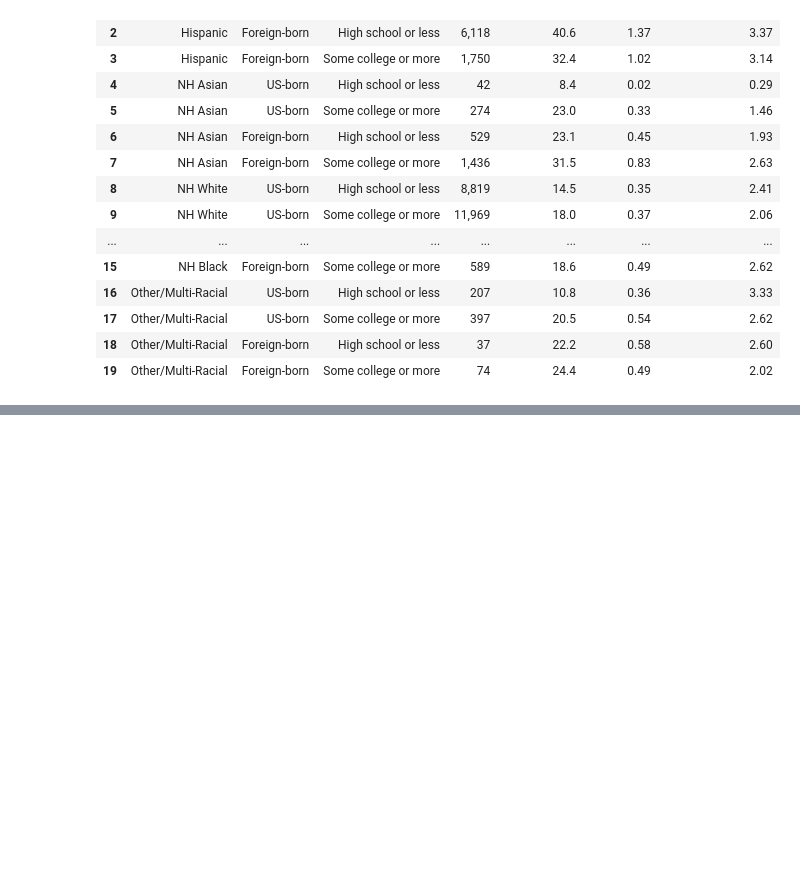
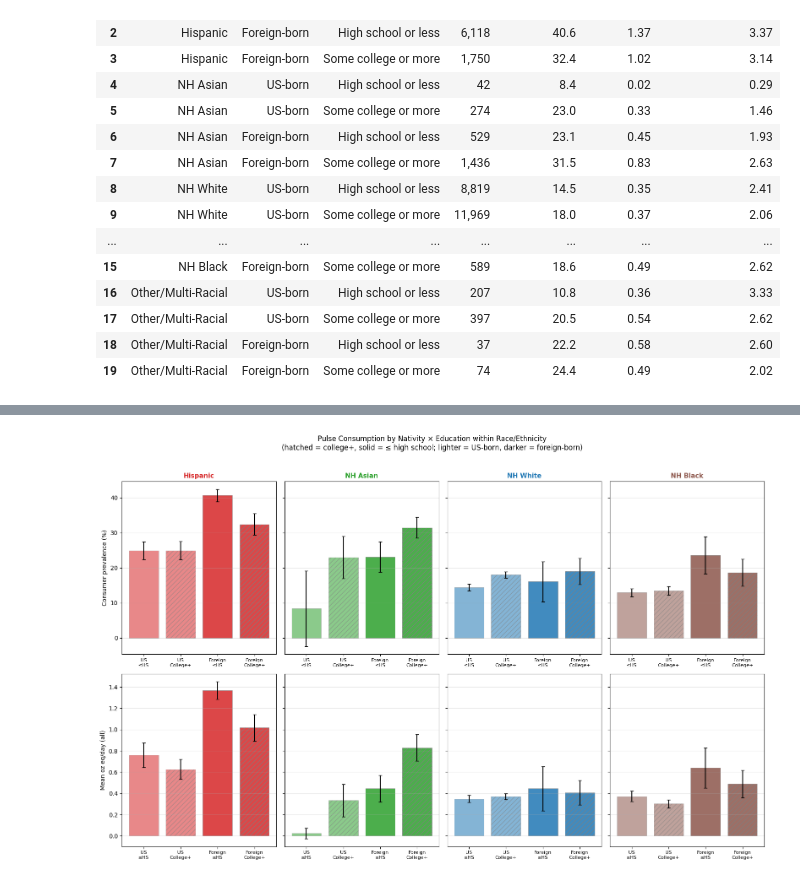
Before and after one commit to aflaxman/ai_assisted_us_health_data_analysis, a Jupyter notebook: nhanes_pulse_consumption/03_country_of_origin.ipynb, the cells around one changed output, grey strips where cells are left out. Drawn from its saved outputs; the diff is of its cells as text; code cells hidden in the pictures; blank space fills up the shorter version.

```diff
--- a/nhanes_pulse_consumption/03_country_of_origin.ipynb
+++ b/nhanes_pulse_consumption/03_country_of_origin.ipynb
@@ -365,0 +393,95 @@ Pulse consumption by education × nativity × race/ethnicity (weighted)
+# %%
+# Build data: nativity × education for each race
+EDU_LEVELS = ['High school or less', 'Some college or more']
+EDU_SHORT = {'High school or less': '≤HS', 'Some college or more': 'College+'}
+EDU_HATCH = {'High school or less': '', 'Some college or more': '///'}
+
+FACET_RACES = ['Hispanic', 'NH Asian', 'NH White', 'NH Black']
+
+facet_rows = []
+for race in FACET_RACES:
+    for nativity in NATIVITY_GROUPS:
+        for edu in EDU_LEVELS:
+            sub = dfw[(dfw['RACE_4'] == race) & (dfw['NATIVITY_2'] == nativity)
+                      & (dfw['EDUCATION'] == edu)]
+            if len(sub) < 30:
+                continue
+            s = group_stats(sub, 'IS_CONSUMER', 'PULSE_OZ_EQ', 'WT_POOLED')
+            oz_lo, oz_hi = weighted_ci(sub['PULSE_OZ_EQ'], sub['WT_POOLED'])
+            facet_rows.append({
+                'Race': race, 'Nativity': nativity, 'Education': edu,
+                'N': s['N'], 'prev': s['prev_pct'],
+                'prev_lo': s['prev_ci_lo'], 'prev_hi': s['prev_ci_hi'],
+                'oz': s['oz_all'], 'oz_lo': oz_lo, 'oz_hi': oz_hi,
+                'oz_cons': s['oz_consumers'],
+            })
+
+facet_df = pd.DataFrame(facet_rows)
+
+fig, axes = plt.subplots(2, len(FACET_RACES), figsize=(16, 10), sharey='row')
+
+for col_idx, race in enumerate(FACET_RACES):
+    rdf = facet_df[facet_df['Race'] == race]
+    color = RACE_COLORS[race]
+
+    # Group labels: Foreign-born ≤HS, Foreign-born College+, US-born ≤HS, US-born College+
+    bar_labels = []
+    bar_prev, bar_prev_lo, bar_prev_hi = [], [], []
+    bar_oz, bar_oz_lo, bar_oz_hi = [], [], []
+    bar_hatches, bar_alphas = [], []
+
+    for nat in NATIVITY_GROUPS:
+        for edu in EDU_LEVELS:
+            row = rdf[(rdf['Nativity'] == nat) & (rdf['Education'] == edu)]
+            short_nat = 'Foreign' if nat == 'Foreign-born' else 'US'
+            bar_labels.append(f'{short_nat}\n{EDU_SHORT[edu]}')
+            if len(row) == 1:
+                r = row.iloc[0]
+                bar_prev.append(r['prev'])
+                bar_prev_lo.append(r['prev'] - r['prev_lo'])
+                bar_prev_hi.append(r['prev_hi'] - r['prev'])
+                bar_oz.append(r['oz'])
+                bar_oz_lo.append(r['oz'] - r['oz_lo'])
+                bar_oz_hi.append(r['oz_hi'] - r['oz'])
+            else:
+                bar_prev.append(0); bar_prev_lo.append(0); bar_prev_hi.append(0)
+                bar_oz.append(0); bar_oz_lo.append(0); bar_oz_hi.append(0)
+            bar_hatches.append(EDU_HATCH[edu])
+            bar_alphas.append(NAT_ALPHA[nat])
+
+    x_pos = np.arange(len(bar_labels))
+
+    # Prevalence (top row)
+    ax_prev = axes[0, col_idx]
+    bars = ax_prev.bar(x_pos, bar_prev, yerr=[bar_prev_lo, bar_prev_hi],
+                       capsize=3, color=color, edgecolor='gray', linewidth=0.5)
+    for b, h, a in zip(bars, bar_hatches, bar_alphas):
+        b.set_hatch(h)
+        b.set_alpha(a)
+    ax_prev.set_xticks(x_pos)
+    ax_prev.set_xticklabels(bar_labels, fontsize=8)
+    ax_prev.set_title(race, fontsize=11, fontweight='bold', color=color)
+    ax_prev.grid(axis='y', alpha=0.3)
+    if col_idx == 0:
+        ax_prev.set_ylabel('Consumer prevalence (%)')
+
+    # oz/day (bottom row)
+    ax_oz = axes[1, col_idx]
+    bars = ax_oz.bar(x_pos, bar_oz, yerr=[bar_oz_lo, bar_oz_hi],
+                     capsize=3, color=color, edgecolor='gray', linewidth=0.5)
+    for b, h, a in zip(bars, bar_hatches, bar_alphas):
+        b.set_hatch(h)
+        b.set_alpha(a)
+    ax_oz.set_xticks(x_pos)
+    ax_oz.set_xticklabels(bar_labels, fontsize=8)
+    ax_oz.grid(axis='y', alpha=0.3)
+    if col_idx == 0:
+        ax_oz.set_ylabel('Mean oz eq/day (all)')
+
+fig.suptitle('Pulse Consumption by Nativity × Education within Race/Ethnicity\n'
+             '(hatched = college+, solid = ≤ high school; lighter = US-born, darker = foreign-born)',
+             fontsize=12, y=1.02)
+plt.tight_layout()
+plt.show()
+# %% [output]
+[figure, added]
```
Also changed, not shown: parts of 4 cells of this notebook.
